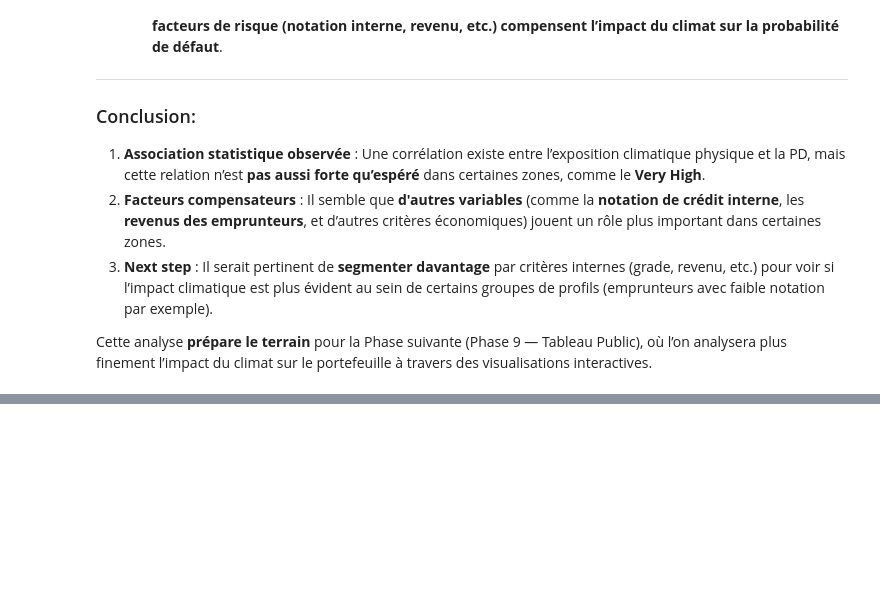
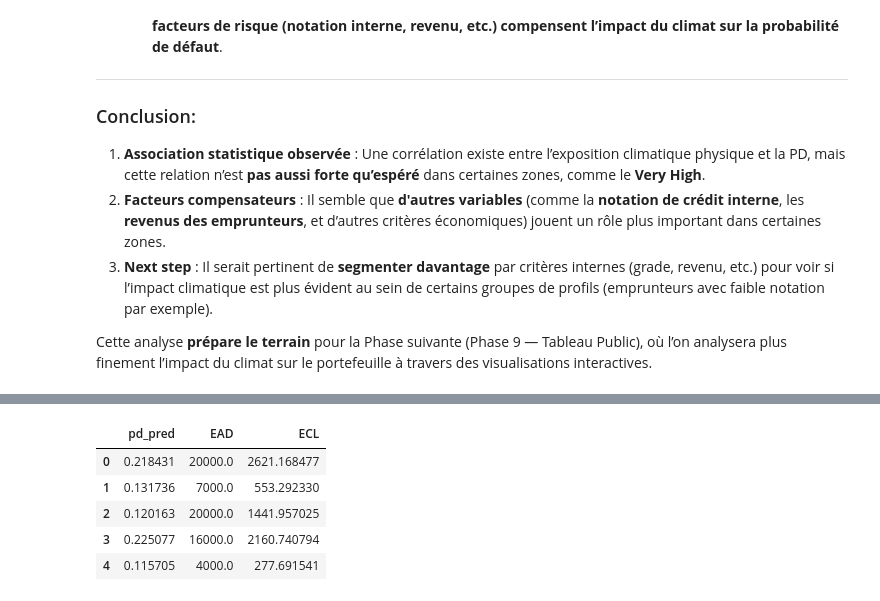
Before and after one commit to thioune04/credit-climate-risk-lab, a Jupyter notebook: notebooks/08_CLIMATE_IMPACT_ON_CREDIT_RISK.ipynb, the cells around one changed output, grey strips where cells are left out. Saved outputs shown, nothing was run; the diff lists cells and outputs as text; code cells hidden in the pictures; blank space fills up the shorter version.

```diff
--- a/notebooks/08_CLIMATE_IMPACT_ON_CREDIT_RISK.ipynb
+++ b/notebooks/08_CLIMATE_IMPACT_ON_CREDIT_RISK.ipynb
@@ -453,0 +463,14 @@ Cette analyse **prépare le terrain** pour la Phase suivante (Phase 9 — Tablea
+# %%
+LGD = 0.60
+df["EAD"] = df["loan_amnt"]
+
+df["ECL"] = df["pd_pred"] * LGD * df["EAD"]
+
+df[["pd_pred", "EAD", "ECL"]].head()
+# %% [output]
+|  | pd_pred | EAD | ECL |
+| 0 | 0.218431 | 20000.0 | 2621.168477 |
+| 1 | 0.131736 | 7000.0 | 553.292330 |
+| 2 | 0.120163 | 20000.0 | 1441.957025 |
+| 3 | 0.225077 | 16000.0 | 2160.740794 |
+| 4 | 0.115705 | 4000.0 | 277.691541 |
```
Also changed, not shown: parts of 2 cells of this notebook, 1 other file.
